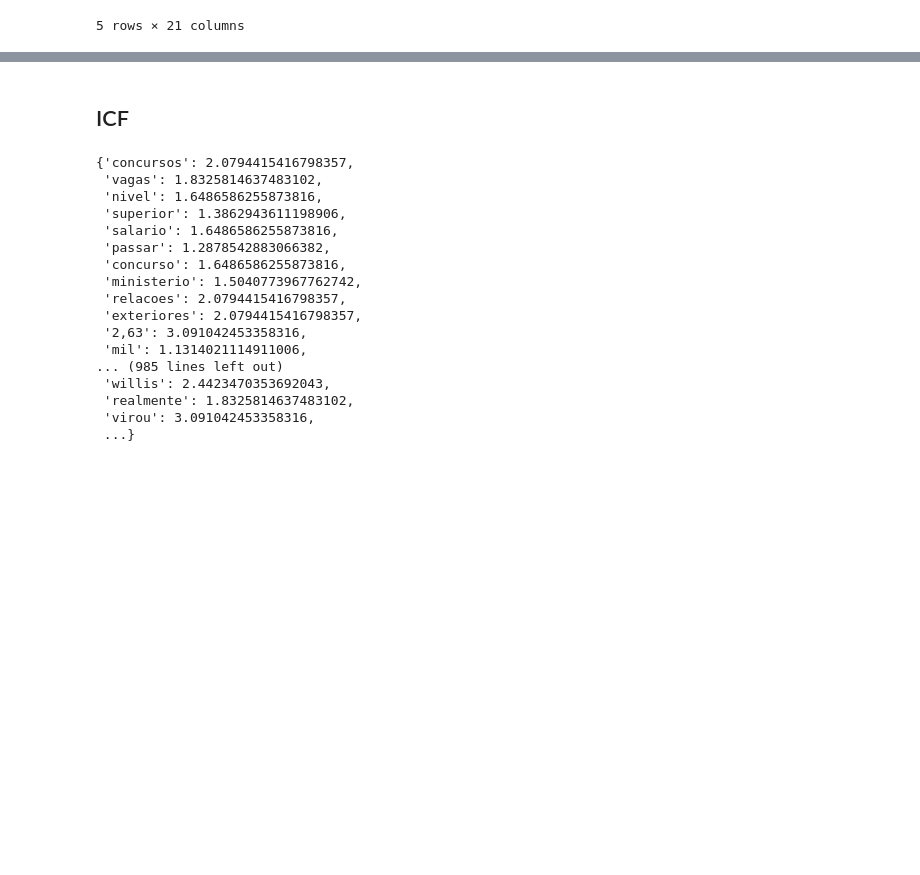
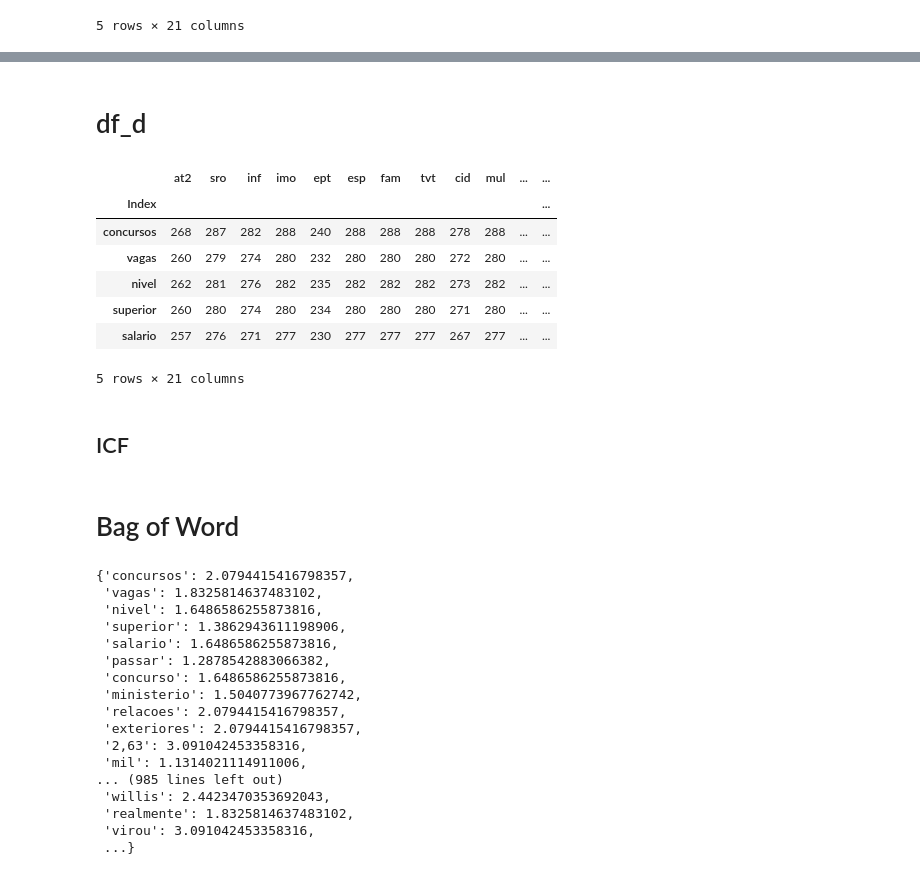
Before and after one commit to brenojantorno/NLP_KNN, a Jupyter notebook: NLP.ipynb, the cells around one changed output, grey strips where cells are left out. Cells and saved outputs as stored; diff of their text form; code cells hidden in the pictures; blank space fills up the shorter version.

Commit message:
bag of word

```diff
--- a/NLP.ipynb
+++ b/NLP.ipynb
@@ -260,3 +365,16 @@ df_relacao_class.head()
+# %% [markdown]
+# df_d
+# %%
+df_d.head()
+# %% [output]
+|  | at2 | sro | inf | imo | ept | esp | fam | tvt | cid | mul | ... | ... |
+| Index |  |  |  |  |  |  |  |  |  |  |  | ... |
+| concursos | 268 | 287 | 282 | 288 | 240 | 288 | 288 | 288 | 278 | 288 | ... | ... |
+| vagas | 260 | 279 | 274 | 280 | 232 | 280 | 280 | 280 | 272 | 280 | ... | ... |
+| nivel | 262 | 281 | 276 | 282 | 235 | 282 | 282 | 282 | 273 | 282 | ... | ... |
+| superior | 260 | 280 | 274 | 280 | 234 | 280 | 280 | 280 | 271 | 280 | ... | ... |
+| salario | 257 | 276 | 271 | 277 | 230 | 277 | 277 | 277 | 267 | 277 | ... | ... |
+5 rows × 21 columns
 # %% [markdown]
 ## ICF
 # %%
@@ -300,3 +418,5 @@ def num_ki_em_categoria():
         dic_num_ki_em_categoria[f'{row.Index}'] = ci
 
     return dic_num_ki_em_categoria
+# %% [markdown]
+# Bag of Word
```
Also changed, not shown: parts of 19 cells of this notebook.
